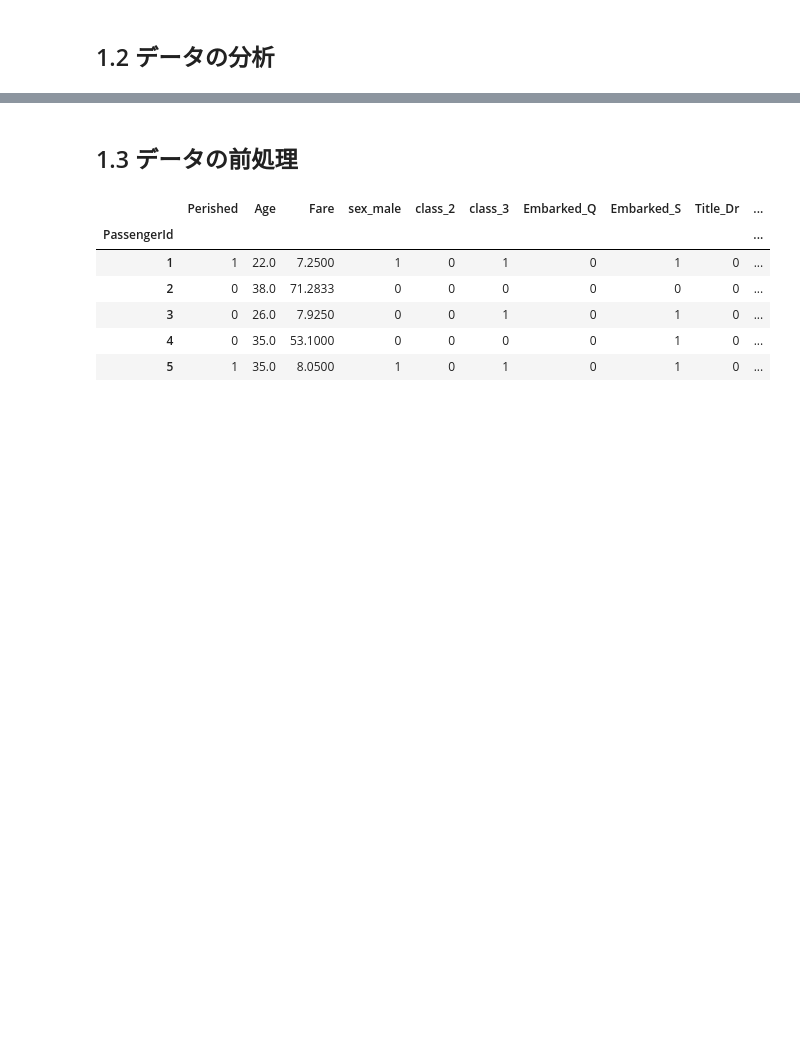
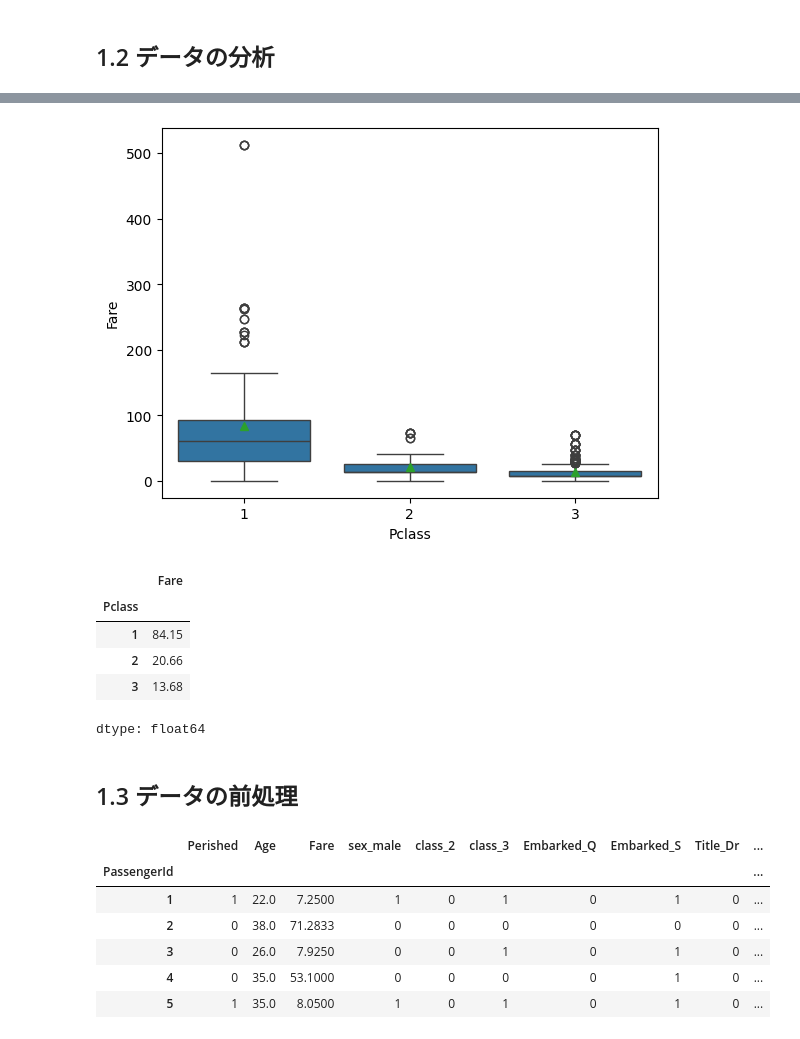
Before and after one commit to yamatai-wizard/GCI_competition1, a Jupyter notebook: Submission.ipynb, the cells around one changed output, grey strips where cells are left out. Drawn from its saved outputs; the diff is of its cells as text; code cells hidden in the pictures; blank space fills up the shorter version.

```diff
--- a/Submission.ipynb
+++ b/Submission.ipynb
@@ -83,8 +123,16 @@ dtype: int64
 # %%
-# sns.boxplot(x="Pclass", y="Fare",data=df,showmeans=True)
-# plt.show()
+sns.boxplot(x="Pclass", y="Fare",data=df,showmeans=True)
+plt.show()
 
-# round(df.groupby("Pclass")["Fare"].mean(),2)
+round(df.groupby("Pclass")["Fare"].mean(),2)
+# %% [output]
+[figure, added]
+|  | Fare |
+| Pclass |  |
+| 1 | 84.15 |
+| 2 | 20.66 |
+| 3 | 13.68 |
+dtype: float64
 # %%
 # df["Title"] = df["Name"].str.extract(r" ([A-Za-z]+)\.", expand = False)
 # df['Title'] = df['Title'].replace({'Mlle': 'Miss', 'Ms': 'Miss', 'Mme': 'Mrs'})
```
Also changed, not shown: parts of 11 cells of this notebook.
